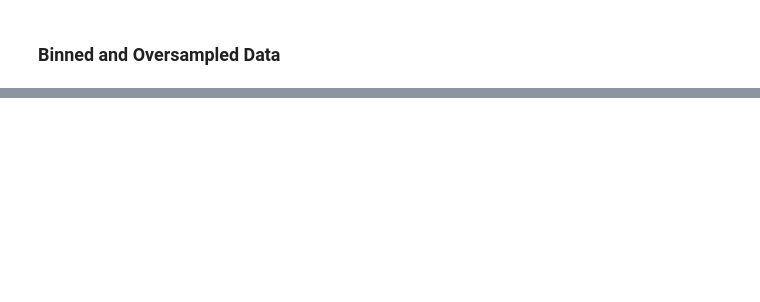
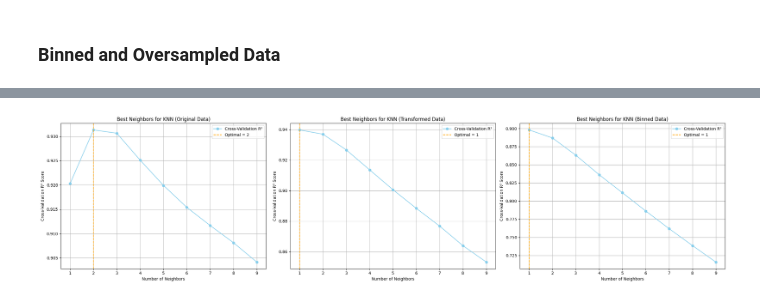
Before and after one commit to malinhauglandh/life-expectancy-prediction, a Jupyter notebook: eda/clean_and_filter_data.ipynb, the cells around one changed output, grey strips where cells are left out. Cells and saved outputs as stored; diff of their text form; code cells hidden in the pictures; blank space fills up the shorter version.

```diff
--- a/eda/clean_and_filter_data.ipynb
+++ b/eda/clean_and_filter_data.ipynb
@@ -442,0 +541,79 @@ R² Score: 0.9744
+# %%
+from sklearn.model_selection import cross_val_score
+
+# Define the range of neighbors to test
+neighbor_range = range(1, 10)
+
+# Initialize variables to store cross-validation scores
+cv_scores_original = []
+cv_scores_transformed = []
+cv_scores_binned = []
+
+# Evaluate for original data
+for n in neighbor_range:
+    knn = KNeighborsRegressor(n_neighbors=n)
+    scores = cross_val_score(knn, X_train_binned, y_train_continuous, cv=5, scoring='r2')
+    cv_scores_original.append(scores.mean())
+
+# Find the best number of neighbors for original data
+best_n_neighbors_original = neighbor_range[np.argmax(cv_scores_original)]
+
+# Evaluate for transformed data
+for n in neighbor_range:
+    knn = KNeighborsRegressor(n_neighbors=n)
+    scores = cross_val_score(knn, X_train_scaled_binned, y_resampled_continuous, cv=5, scoring='r2')
+    cv_scores_transformed.append(scores.mean())
+
+# Find the best number of neighbors for transformed data
+best_n_neighbors_transformed = neighbor_range[np.argmax(cv_scores_transformed)]
+
+# Evaluate for binned data
+cv_scores_binned = []
+for n in neighbor_range:
+    knn = KNeighborsRegressor(n_neighbors=n)
+    scores = cross_val_score(knn, X_resampled, y_resampled_binned, cv=5, scoring='r2')
+    cv_scores_binned.append(scores.mean())
+
+# Find the best number of neighbors for binned data
+best_n_neighbors_binned = neighbor_range[np.argmax(cv_scores_binned)]
+
+# Initialize subplots
+fig, (ax1, ax2, ax3) = plt.subplots(1, 3, figsize=(24, 6))
+
+# Plot for original data
+ax1.plot(neighbor_range, cv_scores_original, marker='o', linestyle='-', color='skyblue', label="Cross-Validation R²")
+ax1.axvline(best_n_neighbors_original, color='orange', linestyle='--',
+            label=f"Optimal = {best_n_neighbors_original}")
+ax1.set_xticks(list(neighbor_range))
+ax1.set_title("Best Neighbors for KNN (Original Data)")
+ax1.set_xlabel("Number of Neighbors")
+ax1.set_ylabel("Cross-Validation R² Score")
+ax1.legend()
+ax1.grid()
+
+# Plot for transformed data
+ax2.plot(neighbor_range, cv_scores_transformed, marker='o', linestyle='-', color='skyblue', label="Cross-Validation R²")
+ax2.axvline(best_n_neighbors_transformed, color='orange', linestyle='--',
+            label=f"Optimal = {best_n_neighbors_transformed}")
+ax2.set_xticks(list(neighbor_range))
+ax2.set_title("Best Neighbors for KNN (Transformed Data)")
+ax2.set_xlabel("Number of Neighbors")
+ax2.set_ylabel("Cross-Validation R² Score")
+ax2.legend()
+ax2.grid()
+
+# Plot for binned data
+ax3.plot(neighbor_range, cv_scores_binned, marker='o', linestyle='-', color='skyblue', label="Cross-Validation R²")
+ax3.axvline(best_n_neighbors_binned, color='orange', linestyle='--',
+            label=f"Optimal = {best_n_neighbors_binned}")
+ax3.set_xticks(list(neighbor_range))
+ax3.set_title("Best Neighbors for KNN (Binned Data)")
+ax3.set_xlabel("Number of Neighbors")
+ax3.set_ylabel("Cross-Validation R² Score")
+ax3.legend()
+ax3.grid()
+
+plt.tight_layout()
+plt.show()
+# %% [output]
+[figure, added]
```
Also changed, not shown: parts of 4 cells of this notebook.
